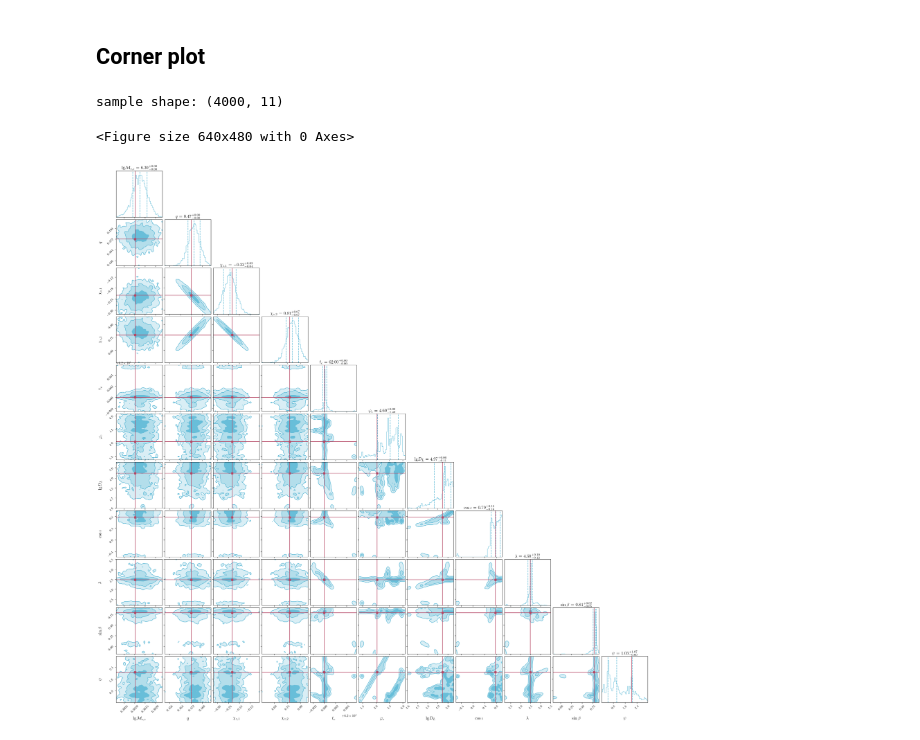
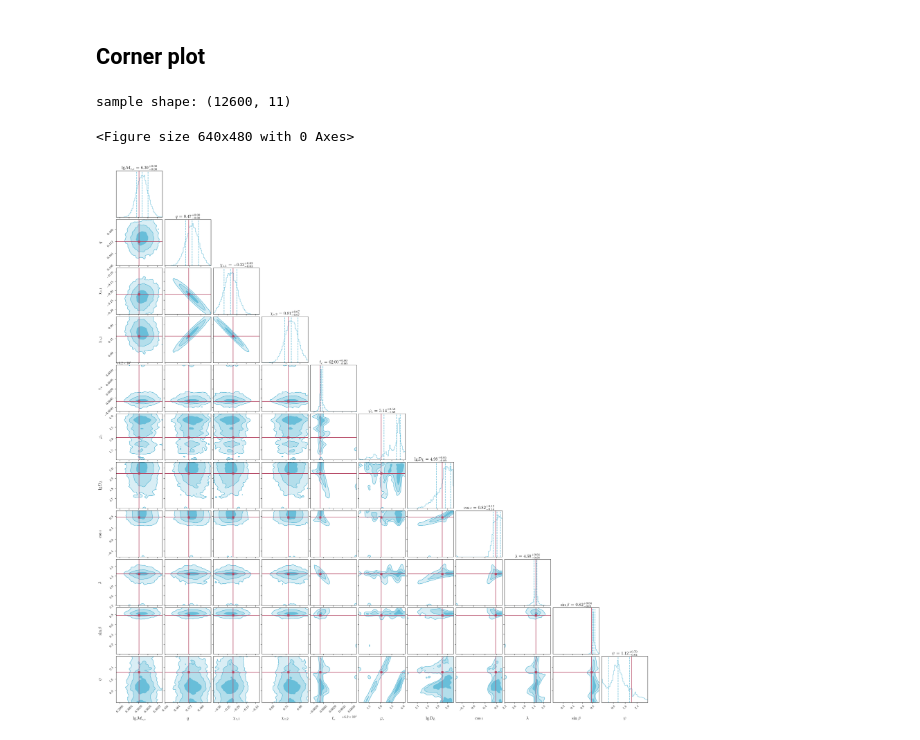
Before and after one commit to TriangleDataCenter/Triangle-BBH, a Jupyter notebook: Examples/1_MBHB_Parameter_Estimation_AE_Full.ipynb, the cells around one changed output. Cells and saved outputs as stored; diff of their text form; code cells hidden in the pictures.

```diff
--- a/Examples/1_MBHB_Parameter_Estimation_AE_Full.ipynb
+++ b/Examples/1_MBHB_Parameter_Estimation_AE_Full.ipynb
@@ -355,27 +355,27 @@ for i in range(ndim):
 # %% [markdown]
 ## Corner plot
 # %%
-burnin=1000
-thin = 10
+burnin=2000
+thin = 20
 
 samp = ensemble.get_chain(discard=burnin, thin=thin)['model_0'][:, 0, :, :, :].reshape(-1, ndim)
 print("sample shape:", samp.shape)
 
 plt.figure()
 corner(
     samp, bins=50, color=BLUE,
     labels=labels, label_kwargs={'fontsize': 14},
-    range=lims,
+    # range=lims,
     truths=truths, truth_color=RED,
     quantiles=[0.16, 0.5, 0.84],
     show_titles=True, title_kwargs={'fontsize':14},
     levels = (1. - np.exp(-1.**2/2), 1. - np.exp(-2.**2/2), 1. - np.exp(-3.**2/2)),
     smooth=0.9, # default for bilby: smooth = 0.9, bins = 50
     plot_density=True, # whether to show the density of samples with colors
     plot_datapoints=False, # whether to plot individual data points
     fill_contours=True, # whether to fill the corners
     );
 # %% [output]
-sample shape: (4000, 11)
+sample shape: (12600, 11)
 <Figure size 640x480 with 0 Axes>
-[figure, old version]
+[figure, new version]
```
Also changed, not shown: parts of 1 cell of this notebook.
